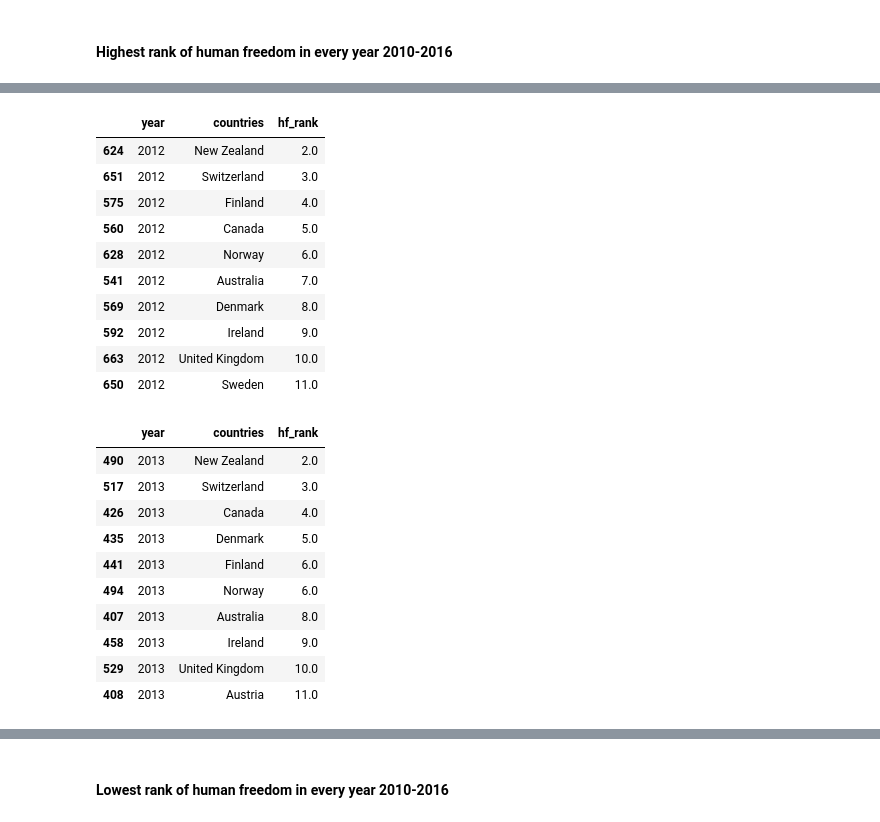
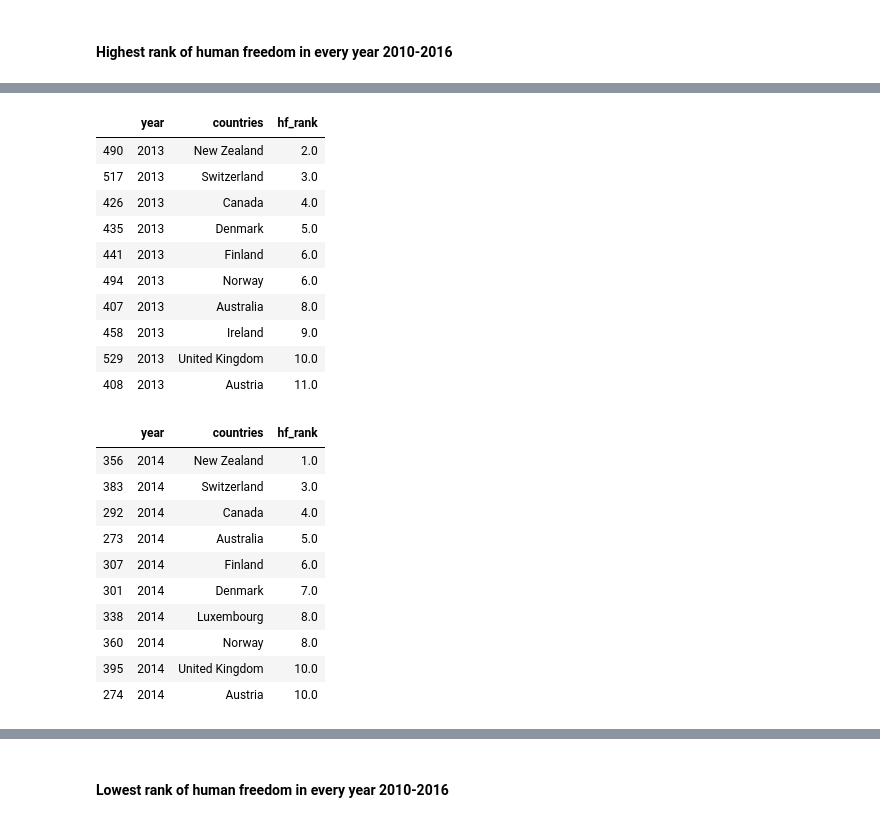
Before and after one commit to allikkil/DataSc-project, a Jupyter notebook: Project W4 Kaggle-Human Freedom.ipynb, the cells around one changed output, grey strips where cells are left out. Drawn from its saved outputs; the diff is of its cells as text; code cells hidden in the pictures.

```diff
--- a/Project W4 Kaggle-Human Freedom.ipynb
+++ b/Project W4 Kaggle-Human Freedom.ipynb
@@ -208,3 +209,11 @@ ax = ax.set_ylim(bottom + 0.5, top - 0.5) # This prevents top and bottom values
 *insert intro here*
 # %% [markdown]
 #### Highest rank of human freedom in every year 2010-2016
+# %%
+top = [] # Here we will keep names of countries with the highest freedom rank over time
+bottom = [] # Lowest freedom rank over time
+best = merged_data[merged_data['year'] == 2010].sort_values(by=['hf_rank'])
+top10 = best[['year', 'countries', 'hf_rank']].head(10)
+for country in top10['countries']:
+    top.append(country)
+top10
@@ -211,5 +232,8 @@ ax = ax.set_ylim(bottom + 0.5, top - 0.5) # This prevents top and bottom values
 # %%
-best = merged_data[merged_data['year'] == 2010].sort_values(by=['hf_rank'])
-best[['year', 'countries', 'hf_rank']].head(10)
+best = merged_data[merged_data['year'] == 2011].sort_values(by=['hf_rank'])
+top10 = best[['year', 'countries', 'hf_rank']].head(10)
+for country in top10['countries']:
+    top.append(country)
+top10
 # %% [output]
 |  | year | countries | hf_rank |
@@ -226,7 +250,8 @@ best[['year', 'countries', 'hf_rank']].head(10)
 # %%
-#Siin on dataga midagi lappes
-
-best = merged_data[merged_data['year'] == 2011].sort_values(by=['hf_rank'])
-best[['year', 'countries', 'hf_rank']].head(10)
+best = merged_data[merged_data['year'] == 2012].sort_values(by=['hf_rank'])
+top10 = best[['year', 'countries', 'hf_rank']].head(10)
+for country in top10['countries']:
+    top.append(country)
+top10
 # %% [output]
 |  | year | countries | hf_rank |
@@ -243,31 +268,37 @@ best[['year', 'countries', 'hf_rank']].head(10)
 # %%
-best = merged_data[merged_data['year'] == 2012].sort_values(by=['hf_rank'])
-best[['year', 'countries', 'hf_rank']].head(10)
+best = merged_data[merged_data['year'] == 2013].sort_values(by=['hf_rank'])
+top10 = best[['year', 'countries', 'hf_rank']].head(10)
+for country in top10['countries']:
+    top.append(country)
+top10
 # %% [output]
 |  | year | countries | hf_rank |
-| 624 | 2012 | New Zealand | 2.0 |
-| 651 | 2012 | Switzerland | 3.0 |
-| 575 | 2012 | Finland | 4.0 |
-| 560 | 2012 | Canada | 5.0 |
-| 628 | 2012 | Norway | 6.0 |
-| 541 | 2012 | Australia | 7.0 |
-| 569 | 2012 | Denmark | 8.0 |
-| 592 | 2012 | Ireland | 9.0 |
-| 663 | 2012 | United Kingdom | 10.0 |
-| 650 | 2012 | Sweden | 11.0 |
+| 490 | 2013 | New Zealand | 2.0 |
+| 517 | 2013 | Switzerland | 3.0 |
+| 426 | 2013 | Canada | 4.0 |
+| 435 | 2013 | Denmark | 5.0 |
+| 441 | 2013 | Finland | 6.0 |
+| 494 | 2013 | Norway | 6.0 |
+| 407 | 2013 | Australia | 8.0 |
+| 458 | 2013 | Ireland | 9.0 |
+| 529 | 2013 | United Kingdom | 10.0 |
+| 408 | 2013 | Austria | 11.0 |
 # %%
-best = merged_data[merged_data['year'] == 2013].sort_values(by=['hf_rank'])
-best[['year', 'countries', 'hf_rank']].head(10)
+best = merged_data[merged_data['year'] == 2014].sort_values(by=['hf_rank'])
+top10 = best[['year', 'countries', 'hf_rank']].head(10)
+for country in top10['countries']:
+    top.append(country)
+top10
 # %% [output]
 |  | year | countries | hf_rank |
-| 490 | 2013 | New Zealand | 2.0 |
-| 517 | 2013 | Switzerland | 3.0 |
-| 426 | 2013 | Canada | 4.0 |
-| 435 | 2013 | Denmark | 5.0 |
-| 441 | 2013 | Finland | 6.0 |
-| 494 | 2013 | Norway | 6.0 |
-| 407 | 2013 | Australia | 8.0 |
-| 458 | 2013 | Ireland | 9.0 |
-| 529 | 2013 | United Kingdom | 10.0 |
-| 408 | 2013 | Austria | 11.0 |
+| 356 | 2014 | New Zealand | 1.0 |
+| 383 | 2014 | Switzerland | 3.0 |
+| 292 | 2014 | Canada | 4.0 |
+| 273 | 2014 | Australia | 5.0 |
+| 307 | 2014 | Finland | 6.0 |
+| 301 | 2014 | Denmark | 7.0 |
+| 338 | 2014 | Luxembourg | 8.0 |
+| 360 | 2014 | Norway | 8.0 |
+| 395 | 2014 | United Kingdom | 10.0 |
+| 274 | 2014 | Austria | 10.0 |
 # %%
```
Also changed, not shown: parts of 20 cells of this notebook.
